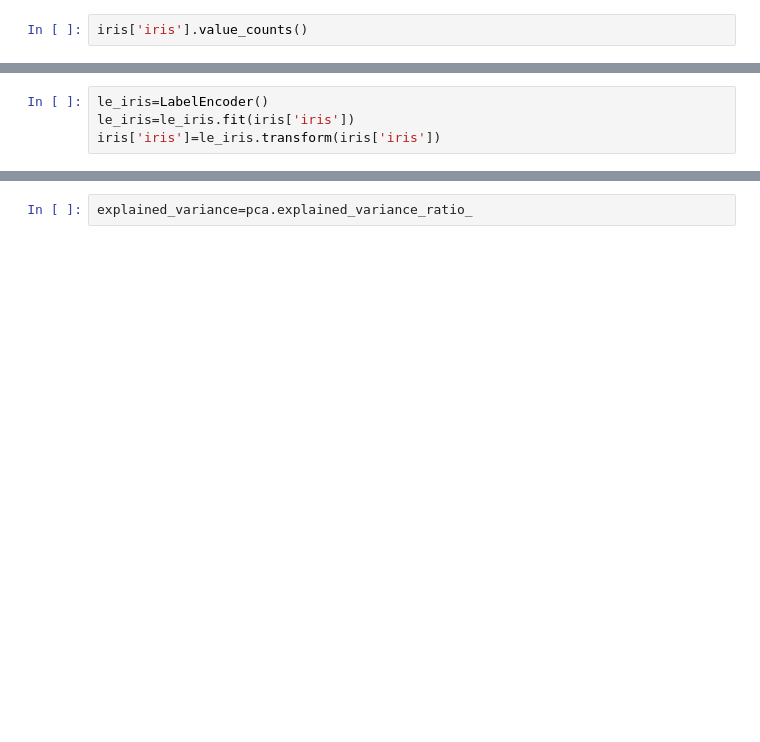
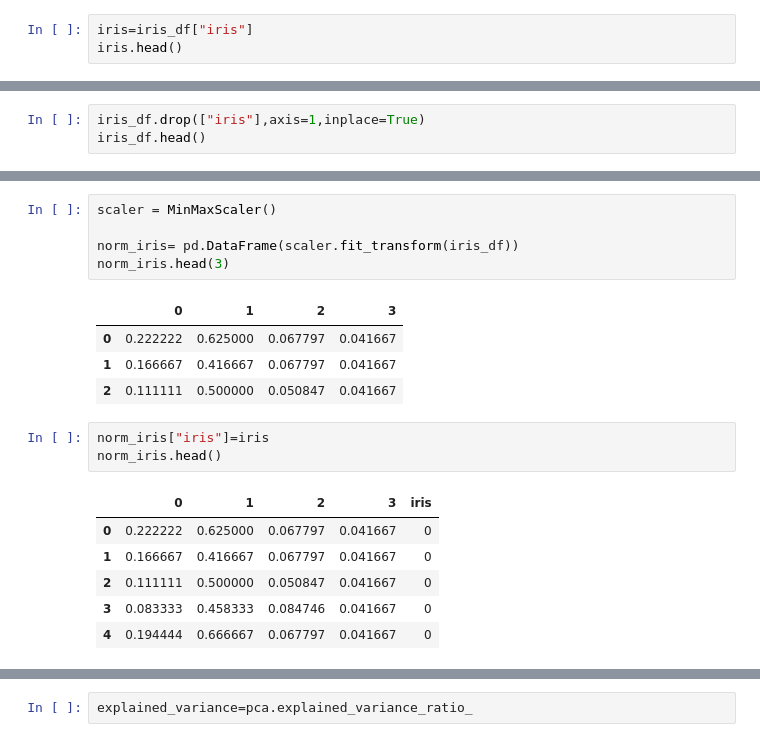
Before and after one commit to Praveen111298/training, a Jupyter notebook: PCA.ipynb, the cells around one changed output, grey strips where cells are left out. Drawn from its saved outputs; the diff is of its cells as text; blank space fills up the shorter version.

```diff
--- a/PCA.ipynb
+++ b/PCA.ipynb
@@ -58,3 +76,4 @@ dtype: int64
 # %%
-iris['iris'].value_counts()
+iris=iris_df["iris"]
+iris.head()
 # %% [output]
@@ -78,4 +86,3 @@ memory usage: 5.9+ KB
-# %%
-le_iris=LabelEncoder()
-le_iris=le_iris.fit(iris['iris'])
-iris['iris']=le_iris.transform(iris['iris'])
+# %%
+iris_df.drop(["iris"],axis=1,inplace=True)
+iris_df.head()
@@ -82 +96,21 @@ iris['iris']=le_iris.transform(iris['iris'])
+# %%
+scaler = MinMaxScaler()
+
+norm_iris= pd.DataFrame(scaler.fit_transform(iris_df))
+norm_iris.head(3)
+# %% [output]
+|  | 0 | 1 | 2 | 3 |
+| 0 | 0.222222 | 0.625000 | 0.067797 | 0.041667 |
+| 1 | 0.166667 | 0.416667 | 0.067797 | 0.041667 |
+| 2 | 0.111111 | 0.500000 | 0.050847 | 0.041667 |
+# %%
+norm_iris["iris"]=iris
+norm_iris.head()
+# %% [output]
+|  | 0 | 1 | 2 | 3 | iris |
+| 0 | 0.222222 | 0.625000 | 0.067797 | 0.041667 | 0 |
+| 1 | 0.166667 | 0.416667 | 0.067797 | 0.041667 | 0 |
+| 2 | 0.111111 | 0.500000 | 0.050847 | 0.041667 | 0 |
+| 3 | 0.083333 | 0.458333 | 0.084746 | 0.041667 | 0 |
+| 4 | 0.194444 | 0.666667 | 0.067797 | 0.041667 | 0 |
 # %%
```
Also changed, not shown: parts of 63 cells of this notebook.
